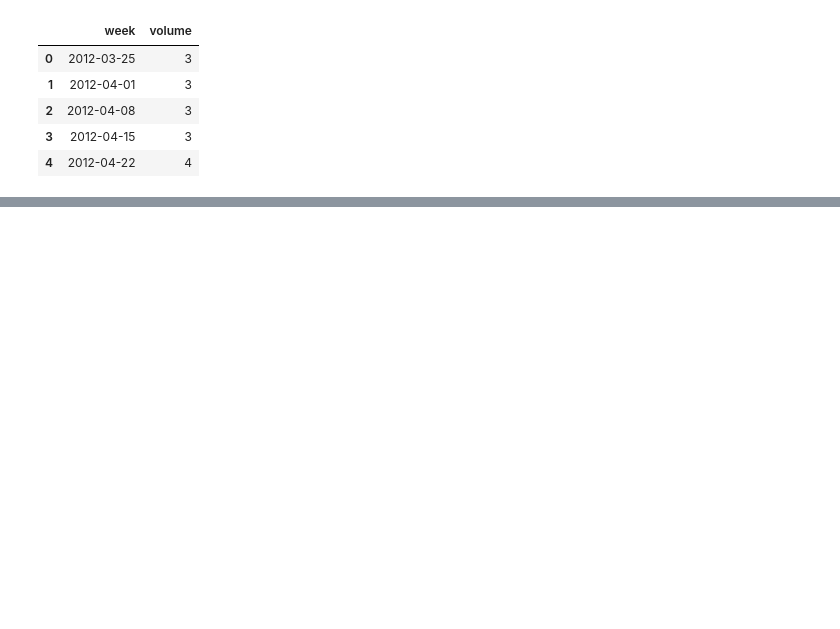
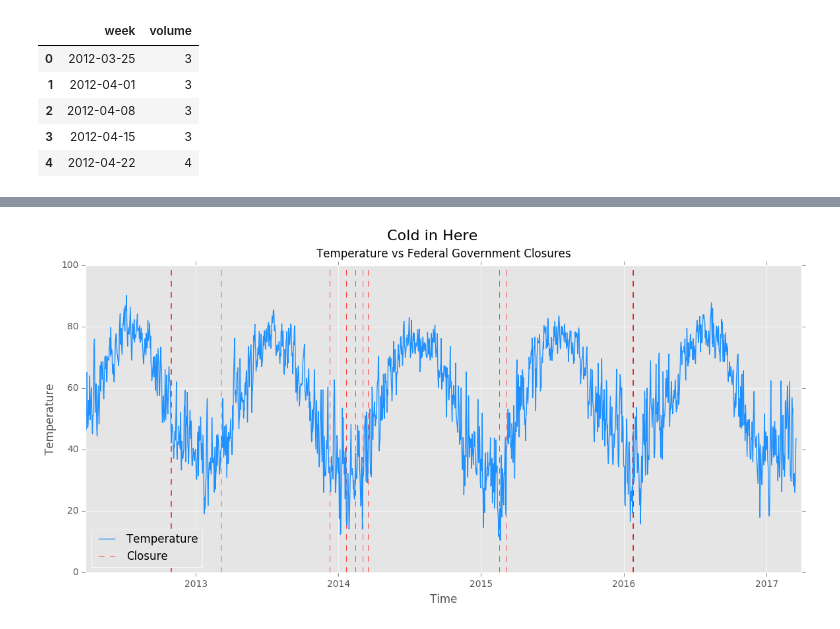
Before and after one commit to josephofiowa/zenzic, a Jupyter notebook: federal-snow/fed-closure-analysis.ipynb, the cells around one changed output, grey strips where cells are left out. Saved outputs shown, nothing was run; the diff lists cells and outputs as text; code cells hidden in the pictures; blank space fills up the shorter version.

```diff
--- a/federal-snow/fed-closure-analysis.ipynb
+++ b/federal-snow/fed-closure-analysis.ipynb
@@ -332,0 +461,17 @@ search.head()
+# %%
+# temperature vs closure?
+
+fig, ax = plt.subplots()
+ax.plot(forecast_ts.temp, color='dodgerblue', label='Temperature')
+ax.vlines(x=(opm_ts_12[opm_ts_12['closed'] == 1].index), ymin=0, ymax=100, color='red', linestyles='dashed', linewidth=0.5, label='Closure')
+plt.xlim([search_ts.index.min(), '2017-04'])
+
+plt.suptitle("Cold in Here", y=.99, size=16)
+plt.title("Forecasted Temperature vs Federal Government Closures", y=1.01, size=12)
+plt.xlabel('Time')
+plt.ylabel("Temperature")
+plt.legend(loc='best')
+# plt.savefig('./graphs/temperature_vs_closure.png', dpi=300, bbox_inches='tight')
+plt.show()
+# %% [output]
+[figure, added]
```
Also changed, not shown: parts of 22 cells of this notebook, 2 other files.
